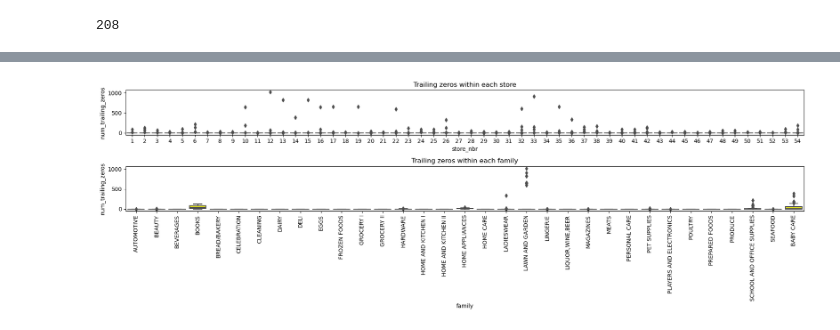
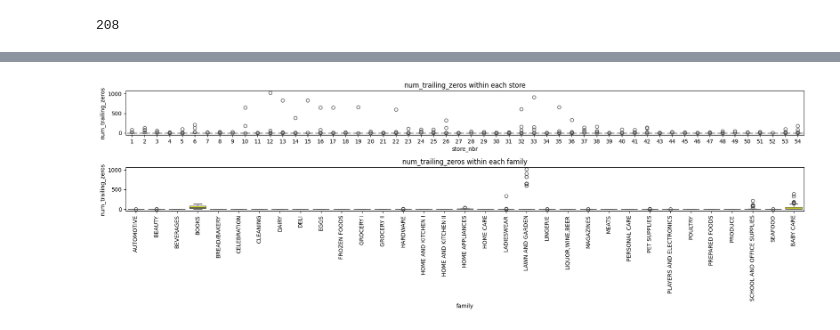
Before and after one commit to IvkovicDanica/Store-sales-time-series, a Jupyter notebook: zeros.ipynb, the cells around one changed output, grey strips where cells are left out. Cells and saved outputs as stored; diff of their text form; code cells hidden in the pictures.

```diff
--- a/zeros.ipynb
+++ b/zeros.ipynb
@@ -6,9 +7,8 @@ import seaborn as sns
 # %%
-df=pd.read_csv(r'novi_datasetovi\train_test_v1.csv', parse_dates=['date'])
-df=df.drop(columns=['Unnamed: 0'])
-train=df[df['date']<'2017-08-16']
-test=df[df['date']>= '2017-08-16']
-train_wide=pd.pivot(train, index=['date'], columns=['store_nbr','family'], values=['sales'])
+df = pd.read_csv("originalni_datasetovi/train_test_v4.csv", parse_dates=["date"])
+train = df[df["date"] < "2017-08-16"]
+test = df[df["date"] >= "2017-08-16"]
+train_wide = pd.pivot(train, index=["date"], columns=["store_nbr","family"], values=["sales"])
 train_wide.head()
 # %% [output]
 |  | sales |  |  |  |  |  |  |  |  | ... |
@@ -159,19 +121,6 @@ trailing_zeros
 # %%
-#is this more store or family related?
-
-#by store
-fig=plt.figure(figsize=(18,6))
-ax0=sns.boxplot(data=trailing_zeros, x='store_nbr', y='num_trailing_zeros', color='blue', ax=fig.add_subplot(211))
-plt.title('Trailing zeros within each store')
-
-#by family
-ax1=sns.boxplot(data=trailing_zeros, x='family', y='num_trailing_zeros', color='yellow', ax=fig.add_subplot(212))
-plt.title('Trailing zeros within each family')
-plt.xticks(rotation=90)
-
-plt.tight_layout()
-plt.show()
-
-#conclusion: "poor sales performance or that the product is no longer available towards the end. An example would be lawn and garden. In this case, generating zero forecasts for such target series would be a reasonable approach."
+# is this more store or family related?
+plot_zeros(trailing_zeros, "num_trailing_zeros")
+# conclusion: "poor sales performance or that the product is no longer available towards the end. An example would be lawn and garden. In this case, generating zero forecasts for such target series would be a reasonable approach."
 # %% [output]
-[figure, old version]
+[figure, new version]
```
Also changed, not shown: parts of 12 cells of this notebook, 12 other files.
